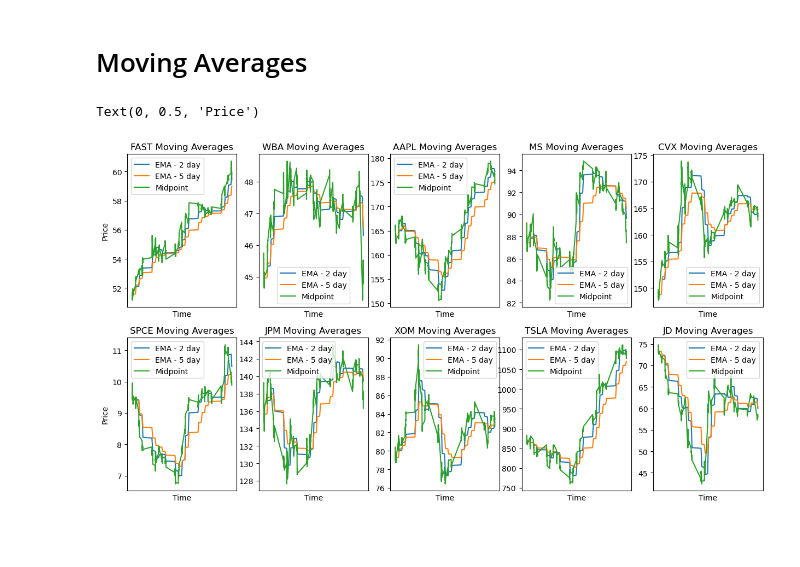
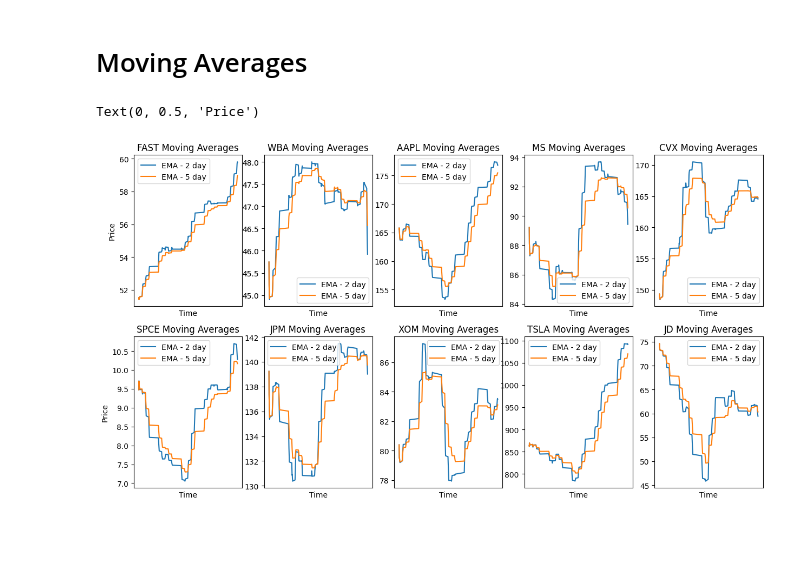
Before and after one commit to omkarp1013/VoleonTradingCase, a Jupyter notebook: indicators.ipynb, the cells around one changed output. Drawn from its saved outputs; the diff is of its cells as text; code cells hidden in the pictures.

```diff
--- a/indicators.ipynb
+++ b/indicators.ipynb
@@ -129,36 +129,34 @@ def EMA(stock, span):
 fig, axs = plt.subplots(2, 5, figsize=(15, 8))
 i = 0
 
 for stock in stocks:
-    ema_2 = SMA(stock, 52)
+    ema_2 = EMA(stock, 52)
     ema_5 = EMA(stock, 130)
     price = df['midpoint'].loc[df['symbol'] == stock]
     x = df['datetime'].loc[df['symbol'] == stock]
 
     if i < 5:
         axs[0, i].plot(x, ema_2, label="EMA - 2 day")
         axs[0, i].plot(x, ema_5, label="EMA - 5 day")
-        axs[0, i].plot(x, price, label="Midpoint")
         axs[0, i].set_title(stock + " Moving Averages")
         axs[0, i].set_xticks([])
         axs[0, i].legend()
     else:
         axs[1, (i+1)%5].plot(x, ema_2, label="EMA - 2 day")
         axs[1, (i+1)%5].plot(x, ema_5, label="EMA - 5 day")
-        axs[1, (i+1)%5].plot(x, price, label="Midpoint")
         axs[1, (i+1)%5].set_title(stock + " Moving Averages")
         axs[1, (i+1)%5].set_xticks([])
         axs[1, (i+1)%5].legend()
     i += 1
 
 
 for ax in axs.flat:
     ax.set(xlabel='Time')
 
 axs[0, 0].set_ylabel('Price')
 axs[1, 0].set_ylabel('Price')
 # %% [output]
 Text(0, 0.5, 'Price')
-[figure, old version]
+[figure, new version]
 # %% [markdown]
 #
```
Also changed, not shown: parts of 1 cell of this notebook.
